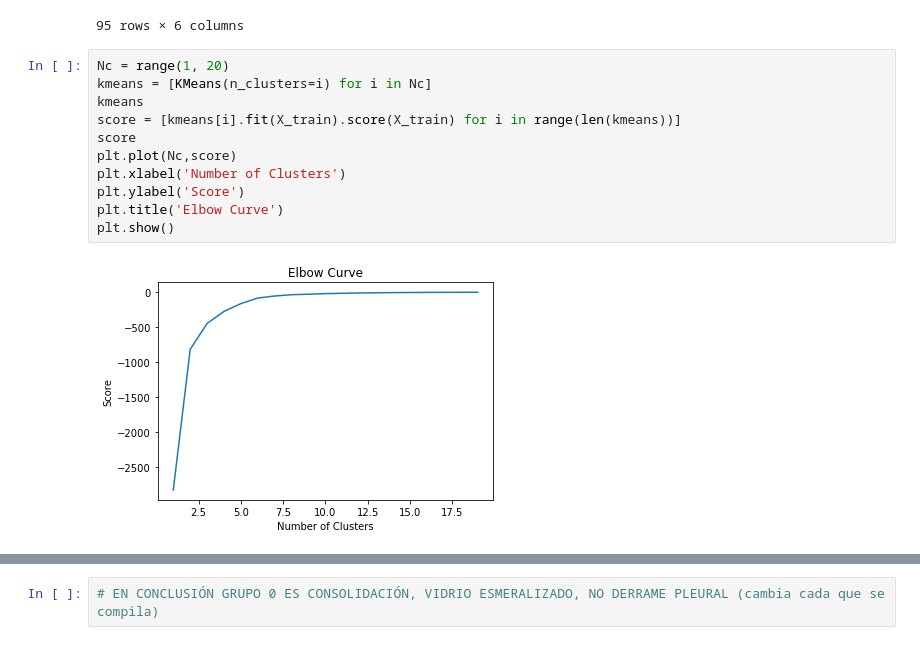
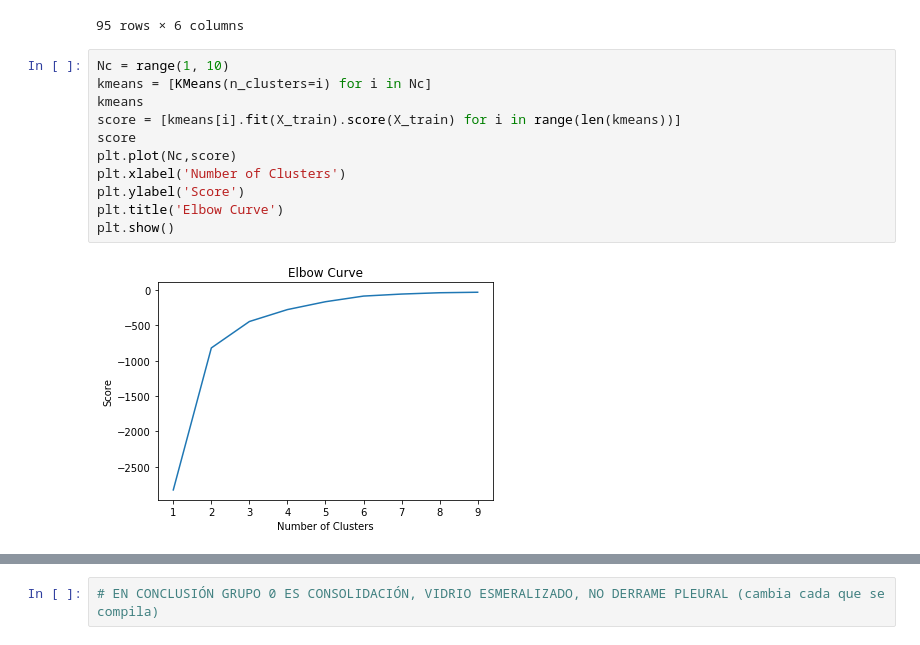
Before and after one commit to OscarEsC/covid19_symptoms_detector, a Jupyter notebook: covid19_symptoms_detector.py.ipynb, the cells around one changed output, grey strips where cells are left out. Drawn from its saved outputs; the diff is of its cells as text.

```diff
--- a/covid19_symptoms_detector.py.ipynb
+++ b/covid19_symptoms_detector.py.ipynb
@@ -315,16 +315,16 @@ cont
 | 94 | 29.591735 | 0.242888 | 0.242888 | 1.0 | 1.0 | 1.0 |
 95 rows × 6 columns
 # %%
-Nc = range(1, 20)
+Nc = range(1, 10)
 kmeans = [KMeans(n_clusters=i) for i in Nc]
 kmeans
 score = [kmeans[i].fit(X_train).score(X_train) for i in range(len(kmeans))]
 score
 plt.plot(Nc,score)
 plt.xlabel('Number of Clusters')
 plt.ylabel('Score')
 plt.title('Elbow Curve')
 plt.show()
 # %% [output]
-[figure, old version]
+[figure, new version]
 # %%
```
Also changed, not shown: parts of 20 cells of this notebook.
